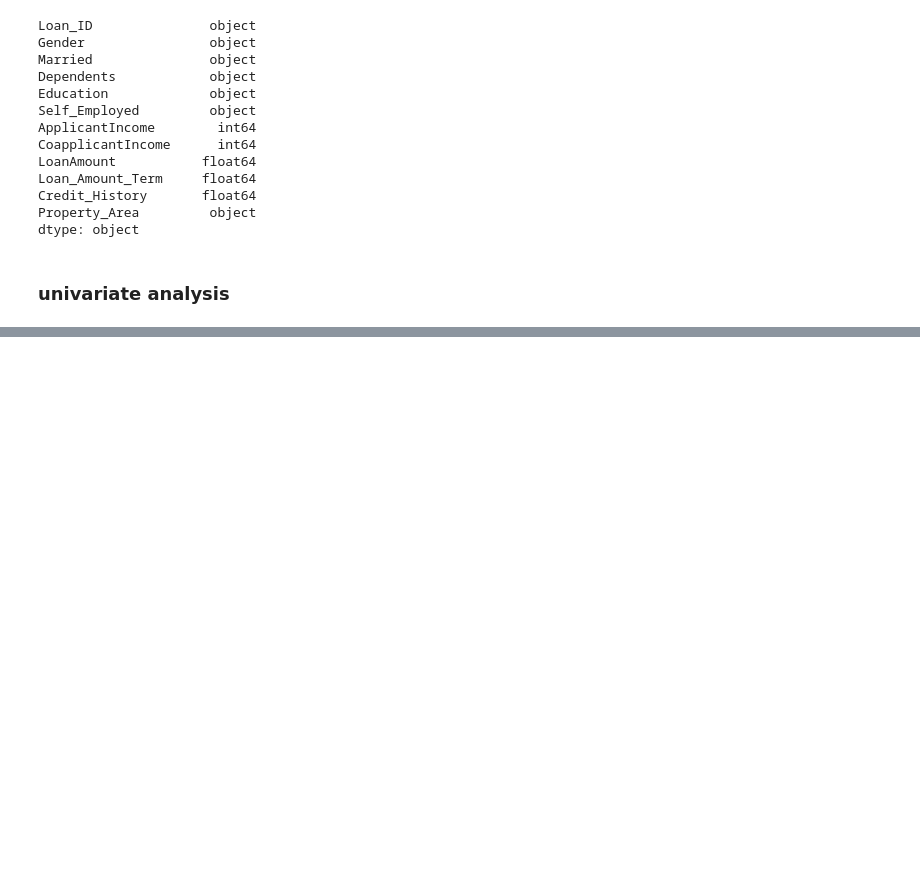
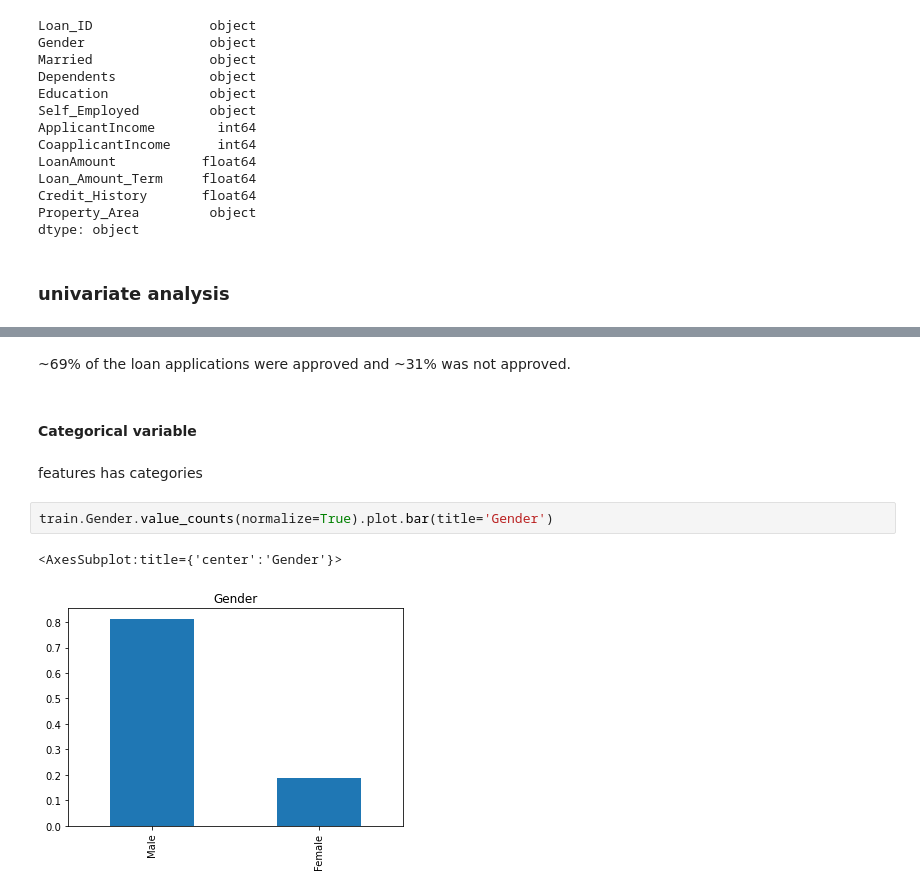
Before and after one commit to kariswanjiru/loan-prediction-hackathon, a Jupyter notebook: loan-prediction.ipynb, the cells around one changed output, grey strips where cells are left out. Cells and saved outputs as stored; diff of their text form; blank space fills up the shorter version.

```diff
--- a/loan-prediction.ipynb
+++ b/loan-prediction.ipynb
@@ -113,0 +133,11 @@ dtype: object
+# %% [markdown]
+~69% of the loan applications were approved and ~31% was not approved.
+# %% [markdown]
+#### Categorical variable
+# %% [markdown]
+features has categories
+# %%
+train.Gender.value_counts(normalize=True).plot.bar(title='Gender')
+# %% [output]
+<AxesSubplot:title={'center':'Gender'}>
+[figure, added]
```
Also changed, not shown: parts of 32 cells of this notebook.
